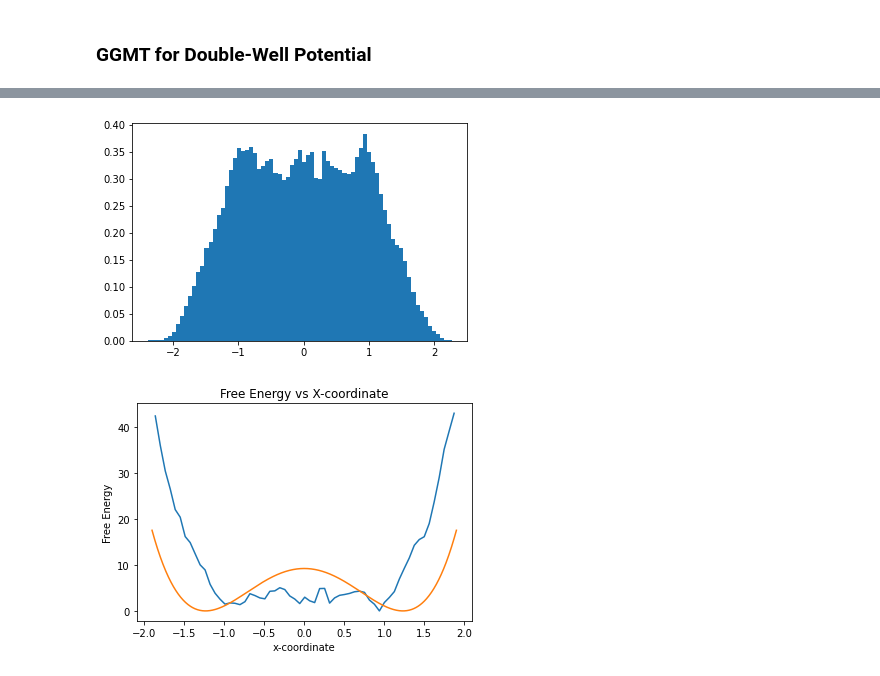
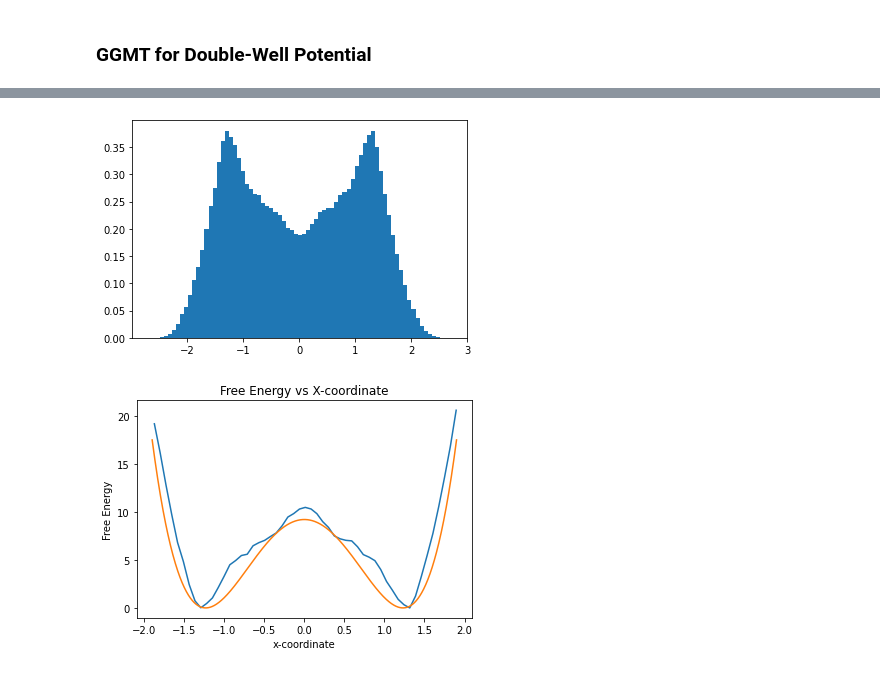
Before and after one commit to thomasegg3/enhanced_sampling_practice, a Jupyter notebook: toy_problem.ipynb, the cells around one changed output, grey strips where cells are left out. Saved outputs shown, nothing was run; the diff lists cells and outputs as text; code cells hidden in the pictures.

```diff
--- a/toy_problem.ipynb
+++ b/toy_problem.ipynb
@@ -35,8 +35,8 @@ import gc
 from scipy.optimize import curve_fit
 # %%
 # Constants
-d = 5
-a = 1
+d = 7
+a = 1.2
 omega = 1
 lam = 2.878
 
@@ -260,7 +260,7 @@ def run_simulation(n_steps, m_x, m_y, kt_x, kt_y):
 Below is code for testing the simulation written above and analyzing resulting data. Relevant figures like x position over time can be generated and used to visualize the movement of the particle and the free energy of the system.
 # %%
 # Run simulation as test
-n_steps = 150000000
+n_steps = 1500000
 x, p_square, velo, steps = run_simulation(n_steps, 300, 1, 20, 1)
 # %%
 # Plot momentum squared over time
@@ -656,9 +656,9 @@ def compute_forces_DW(point, m_y):
     y = point[1]
 
     # Calculate gradient
-    force_x = (((4 * d) / (a ** 4)) * x * ((a ** 2) - (x ** 2))) - (y * lam)
-    force_y = - ((m_y * (omega ** 2) * y) - (lam * x))
-    forces = (force_x, force_y)
+    force_x = (((4 * d * x) / (a ** 4)) * ((x ** 2) - (a ** 2))) + (y * lam)
+    force_y = ((m_y * (omega ** 2) * y) + (lam * x))
+    forces = (- force_x, - force_y)
 
     # Return gradient
     return forces
@@ -779,8 +779,8 @@ def GGMT_simulation_DW(n_steps, t_step, x, eta1, eta2, p, p_eta1, p_eta2, m, kT)
     steps = []      # Number of steps
 
     # Initialize values for Q
-    q_1 = [20, 1]
-    q_2 = [9000, 8/3]
+    q_1 = [10, 1]
+    q_2 = [2666.66666666, 8/3]
 
     # Simulate
     for i in range(n_steps):
@@ -797,14 +797,14 @@ def GGMT_simulation_DW(n_steps, t_step, x, eta1, eta2, p, p_eta1, p_eta2, m, kT)
     return coords, momenta, steps
 # %%
 # Test simulation
-kT = [15, 1]
-m = [200, 1]
+kT = [10, 1]
+m = [300, 1]
 p = [1, 1]
 p_eta1 = [1, 1]
 p_eta2 = [-1, -1]
-x = [0, 1]
+x = [1, 1]
 eta1 = [0, 0]
 eta2 = [0, 0]
 
 # Run
-coords, momenta, steps = GGMT_simulation_DW(200000000, 0.0025, x, eta1, eta2, p, p_eta1, p_eta2, m, kT)
+coords, momenta, steps = GGMT_simulation_DW(250000000, 0.0025, x, eta1, eta2, p, p_eta1, p_eta2, m, kT)
@@ -846,7 +840,7 @@ x = np.linspace(-5, 5, 100000)
 plt.hist(coords, bins=bins, density=True)
 plt.show()
 # %% [output]
-[figure, old version]
+[figure, new version]
 # %%
 x_coords = (bins[:-1] + bins[1:]) / 2   # Bin centers
 y_coords = []   # Free energy
@@ -855,32 +849,32 @@ y_coords = []   # Free energy
 for bar in hist:
 
     # Apply transformation
-    transformed_bar = - 20 * np.log(bar)
+    transformed_bar = - 15 * np.log(bar)
     y_coords.append(transformed_bar)
 
 new_x = []
 new_y = []
 
 # Keep select values
 for x, y in zip(x_coords, y_coords):
 
     # Test if in range
     if x < 1.9 and x > -1.9:
 
         # Add to list
         new_x.append(x)
         new_y.append(y)
 
 # Minimum to 0
 new_y = new_y - min(new_y)
 fes = fes - min(fes)
 
 # Plot result
 plt.plot(new_x, new_y)
 plt.plot(x_list, fes)
 plt.xlabel('x-coordinate')
 plt.ylabel('Free Energy')
 plt.title('Free Energy vs X-coordinate')
 plt.show()
 # %% [output]
-[figure, old version]
+[figure, new version]
```
Also changed, not shown: parts of 8 cells of this notebook, 6 other files.
